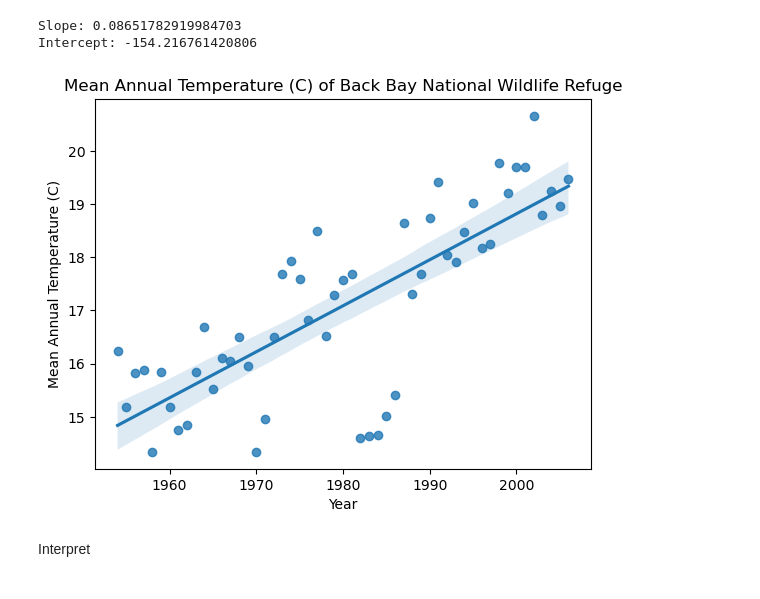
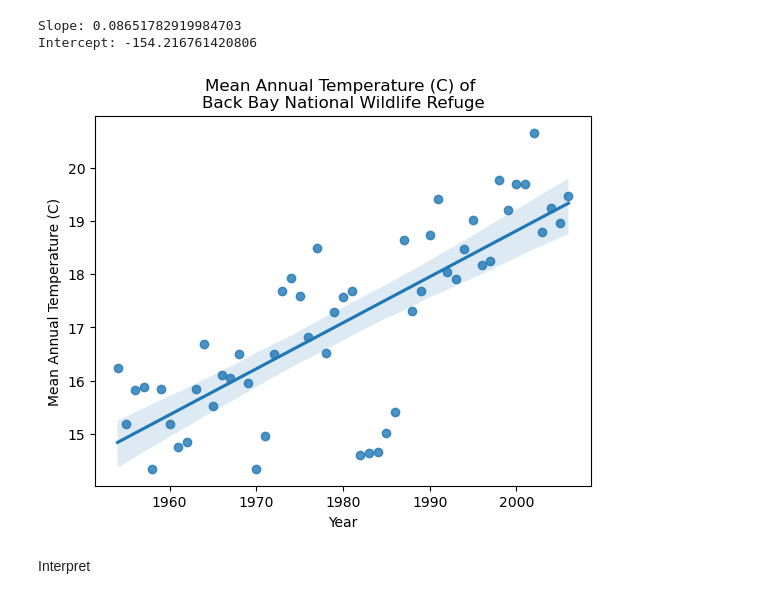
Before and after one commit to earthlab-education/climate-coding-challenge-tjstogoski, a Jupyter notebook: 07_Climate_Coding_Challenge_Portfolio_02.ipynb, the cells around one changed output. Drawn from its saved outputs; the diff is of its cells as text; code cells hidden in the pictures.

```diff
--- a/07_Climate_Coding_Challenge_Portfolio_02.ipynb
+++ b/07_Climate_Coding_Challenge_Portfolio_02.ipynb
@@ -161,19 +168,19 @@ Intercept: -154.216761420806
 # %%
 # Plot annual average temperature data with a trend line
 ax = sns.regplot(
     x=ann_Back_Bay_df_clean.index.values,
     y=ann_Back_Bay_df_clean['TOBS'].values,
     )
 # Set plot labels
 ax.set(
-    title='Mean Annual Temperature (C) of Back Bay National '
+    title='Mean Annual Temperature (C) of \nBack Bay National '
         'Wildlife Refuge',
     xlabel='Year',
     ylabel='Mean Annual Temperature (C)'
 )
 # Display the plot without extra text
 plt.show()
 # %% [output]
-[figure, old version]
+[figure, new version]
 # %% [markdown]
 Interpret
```
Also changed, not shown: parts of 3 cells of this notebook.
